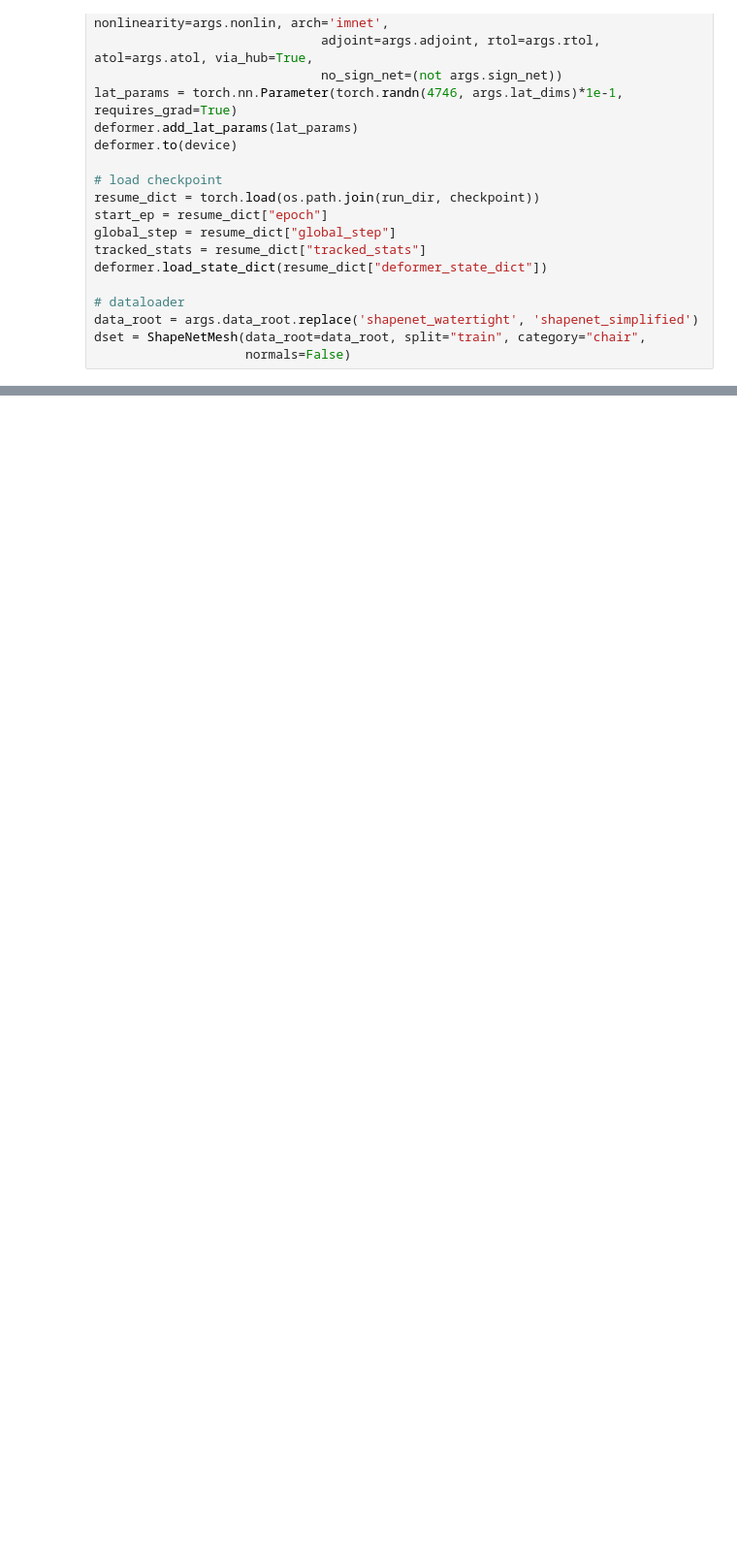
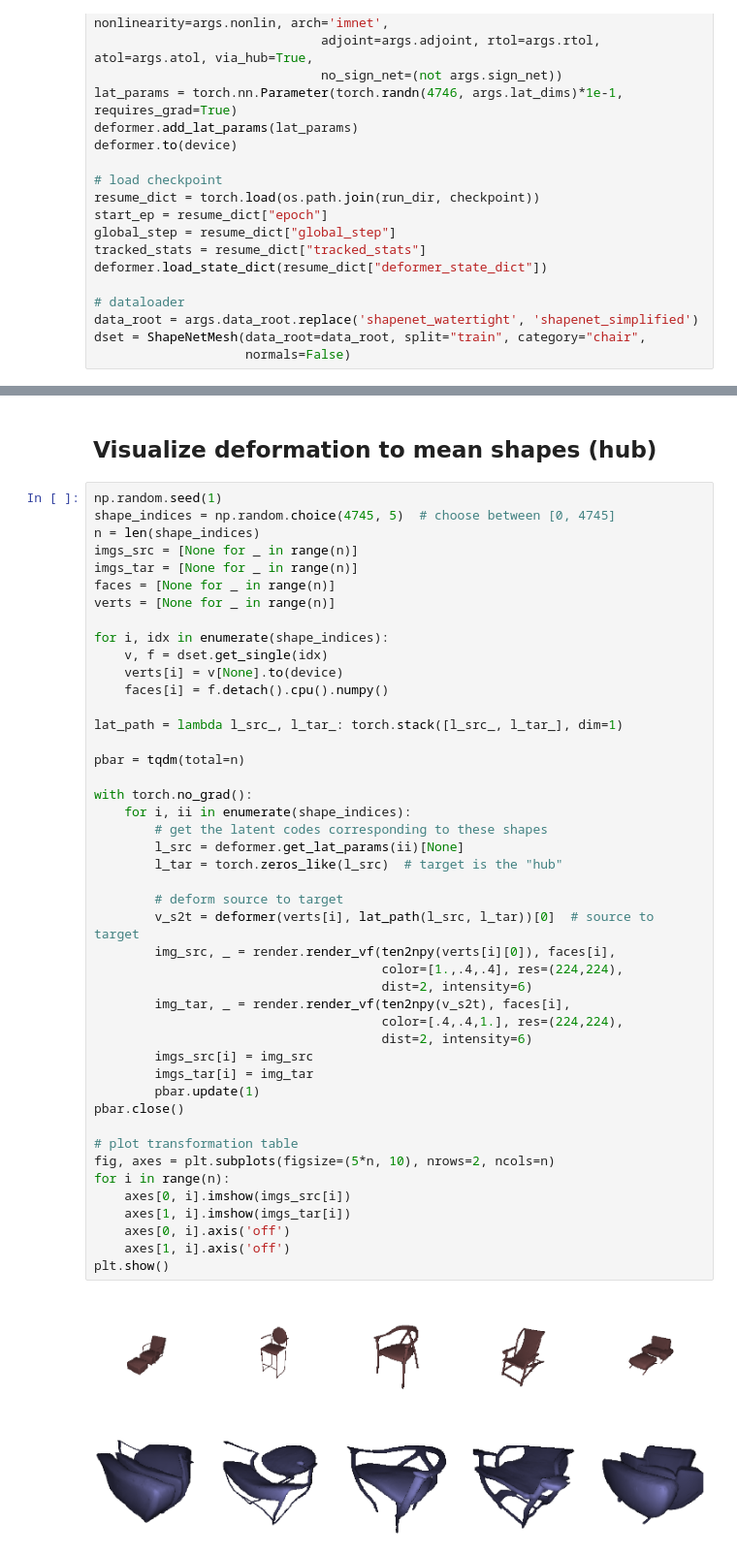
Before and after one commit to maxjiang93/ShapeFlow, a Jupyter notebook: visualize_deformer.ipynb, the cells around one changed output, grey strips where cells are left out. Shown at 97% size. Drawn from its saved outputs; the diff is of its cells as text; blank space fills up the shorter version.

```diff
--- a/visualize_deformer.ipynb
+++ b/visualize_deformer.ipynb
@@ -64,0 +190,49 @@ steps = 11
+# %% [markdown]
+## Visualize deformation to mean shapes (hub)
+# %%
+np.random.seed(1)
+shape_indices = np.random.choice(4745, 5)  # choose between [0, 4745]
+n = len(shape_indices)
+imgs_src = [None for _ in range(n)]
+imgs_tar = [None for _ in range(n)]
+faces = [None for _ in range(n)]
+verts = [None for _ in range(n)]
+
+for i, idx in enumerate(shape_indices):
+    v, f = dset.get_single(idx)
+    verts[i] = v[None].to(device)
+    faces[i] = f.detach().cpu().numpy()
+
+lat_path = lambda l_src_, l_tar_: torch.stack([l_src_, l_tar_], dim=1)
+
+pbar = tqdm(total=n)
+
+with torch.no_grad():
+    for i, ii in enumerate(shape_indices):
+        # get the latent codes corresponding to these shapes
+        l_src = deformer.get_lat_params(ii)[None]
+        l_tar = torch.zeros_like(l_src)  # target is the "hub"
+
+        # deform source to target
+        v_s2t = deformer(verts[i], lat_path(l_src, l_tar))[0]  # source to target
+        img_src, _ = render.render_vf(ten2npy(verts[i][0]), faces[i],
+                                      color=[1.,.4,.4], res=(224,224),
+                                      dist=2, intensity=6)
+        img_tar, _ = render.render_vf(ten2npy(v_s2t), faces[i],
+                                      color=[.4,.4,1.], res=(224,224),
+                                      dist=2, intensity=6)
+        imgs_src[i] = img_src
+        imgs_tar[i] = img_tar
+        pbar.update(1)
+pbar.close()
+
+# plot transformation table
+fig, axes = plt.subplots(figsize=(5*n, 10), nrows=2, ncols=n)
+for i in range(n):
+    axes[0, i].imshow(imgs_src[i])
+    axes[1, i].imshow(imgs_tar[i])
+    axes[0, i].axis('off')
+    axes[1, i].axis('off')
+plt.show()
+# %% [output]
+[figure, added]
```
Also changed, not shown: parts of 7 cells of this notebook, 4 other files.
